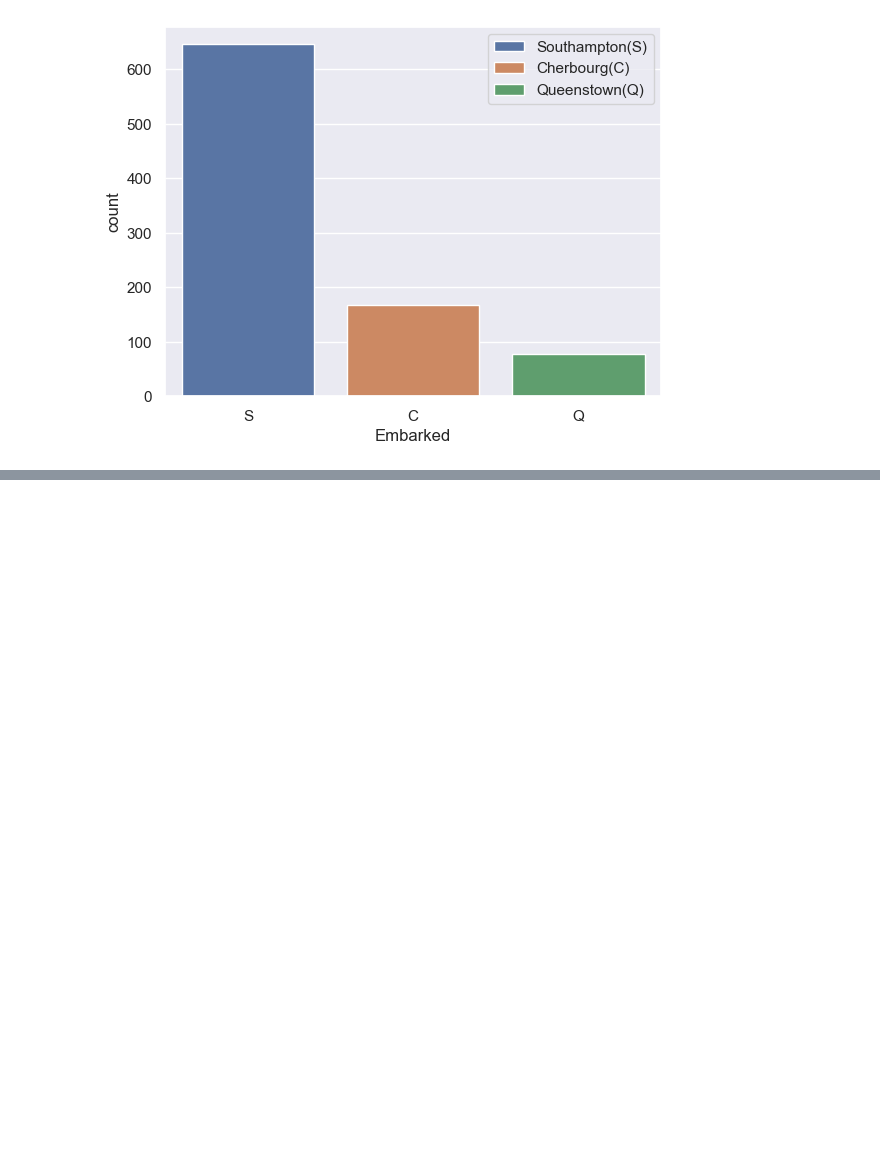
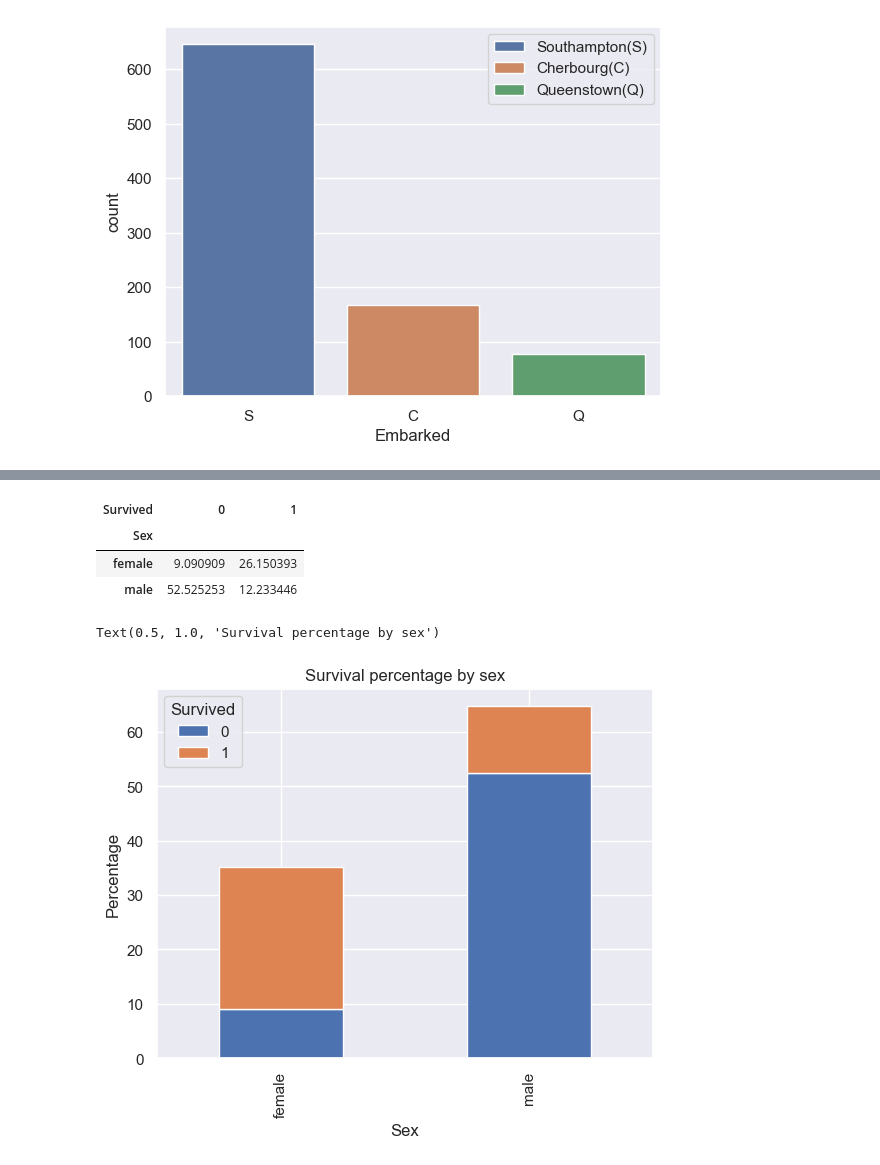
Before and after one commit to Mikun007/Agentic-AI-Generative-AI-AI-ML-DA-FSDS-_-Codes_Experties, a Jupyter notebook: Projects/EDA on Titanic Dataste.ipynb, the cells around one changed output, grey strips where cells are left out. Saved outputs shown, nothing was run; the diff lists cells and outputs as text; code cells hidden in the pictures; blank space fills up the shorter version.

```diff
--- a/Projects/EDA on Titanic Dataste.ipynb
+++ b/Projects/EDA on Titanic Dataste.ipynb
@@ -298,0 +330,16 @@ plt.legend(["Southampton(S)", "Cherbourg(C)", "Queenstown(Q)"]);
+# %%
+# But to see in percentage
+survival_rate = pd.crosstab(df_titanic["Sex"], df_titanic["Survived"], normalize=True) * 100
+survival_rate
+# %% [output]
+| Survived | 0 | 1 |
+| Sex |  |  |
+| female | 9.090909 | 26.150393 |
+| male | 52.525253 | 12.233446 |
+# %%
+survival_rate.plot(kind="bar", stacked=True)
+plt.ylabel("Percentage")
+plt.title("Survival percentage by sex")
+# %% [output]
+Text(0.5, 1.0, 'Survival percentage by sex')
+[figure, added]
```
Also changed, not shown: parts of 32 cells of this notebook.
